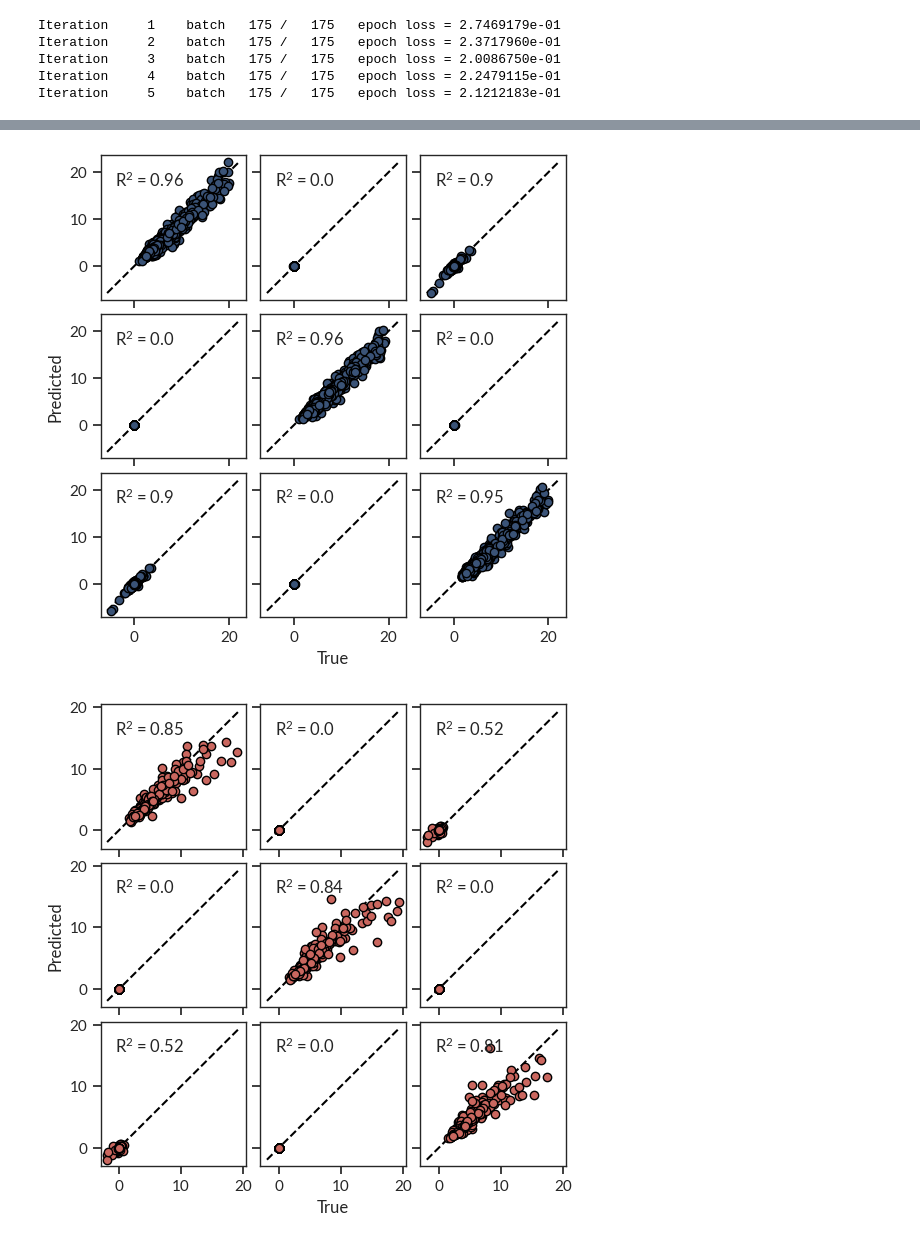
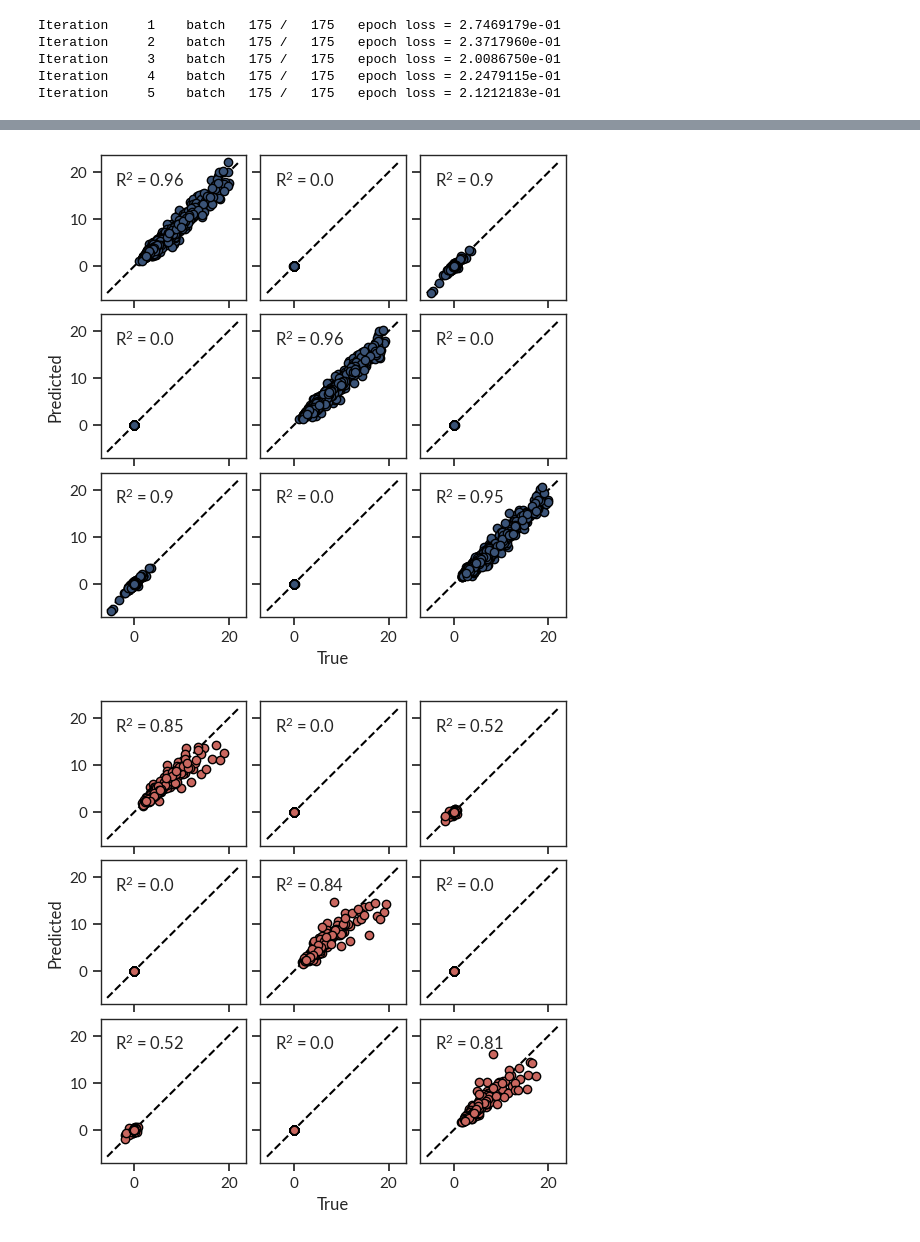
Before and after one commit to ninarina12/VibraNT, a Jupyter notebook: dielectric.ipynb, the cells around one changed output, grey strips where cells are left out. Cells and saved outputs as stored; diff of their text form; code cells hidden in the pictures.

```diff
--- a/dielectric.ipynb
+++ b/dielectric.ipynb
@@ -34,6 +34,6 @@ if not os.path.exists('models/'):
 # %%
 # Load data
 crd = CRD()
-crd.load_data('data/crd.json')
+crd.load_data('data/crd.json', include_unknown=True)
 # %% [output]
 Number of samples: 4125
@@ -81,18 +83,18 @@ print(Z_max)
 # %%
 # One-hot encoding atom type and mass
 type_encoding = {}
-m_specie = []
+mass_specie = []
 
 for Z in tqdm(range(1, Z_max + 1), bar_format=bar_format):
     specie = Atom(Z)
     type_encoding[specie.symbol] = Z - 1
-    m_specie.append(atomic_masses[Z])
+    mass_specie.append(atomic_masses[Z])
 
 type_onehot = torch.eye(len(type_encoding))
-m_onehot = torch.diag(torch.tensor(m_specie))
+mass_onehot = torch.diag(torch.tensor(mass_specie))
 # %%
 # Process data into input descriptors
-process = Process(species, Z_max, type_encoding, type_onehot, m_onehot, default_dtype)
+process = Process(species, Z_max, type_encoding, type_onehot, mass_onehot, default_dtype)
 
 scale = None   # multiplicative factor for natural cutoff
 r_max = 5.     # cutoff radius
@@ -347,25 +350,26 @@ with torch.no_grad():
 # %%
 # Plot predictions
 for k, (idx, dset) in enumerate(zip([process.idx_train, process.idx_valid, process.idx_test],
                                     ['train', 'valid', 'test'])):
     fig, ax = plt.subplots(3,3, figsize=(3*2,3*2), sharex=True, sharey=True)
     fig.subplots_adjust(wspace=0.1, hspace=0.1)
 
     x = np.stack(crd.data.iloc[idx]['diel'])
     y = np.stack(crd.data.iloc[idx]['diel_pred'])
 
-    d_min = min(x.min(), y.min())
-    d_max = max(x.max(), y.max())
+    if k == 0:
+        d_min = min(x.min(), y.min())
+        d_max = max(x.max(), y.max())
 
     for i in range(3):
         for j in range(3):
             ax[i,j].plot([d_min, d_max], [d_min, d_max], color='black', ls='dashed')
             ax[i,j].scatter(x[:,i,j], y[:,i,j], ec='black', zorder=2, color=list(process.colors.values())[k])
             r2 = max(0., r2_score(x[:,i,j], y[:,i,j]))
             ax[i,j].text(0.1, 0.9, '$R^2$ = {:.2}'.format(r2), ha='left', va='top', transform=ax[i,j].transAxes)
     ax[-1,1].set_xlabel('True')
     ax[1,0].set_ylabel('Predicted')
-    fig.savefig('images/' + enn.model_name + '/prediction_' + dset + '.png', dpi=400, bbox_inches='tight')
+    #fig.savefig('images/' + enn.model_name + '/prediction_' + dset + '.png', dpi=400, bbox_inches='tight')
 # %% [output]
 [figure]
-[figure, old version]
+[figure, new version]
```
Also changed, not shown: parts of 17 cells of this notebook, 5 other files.
